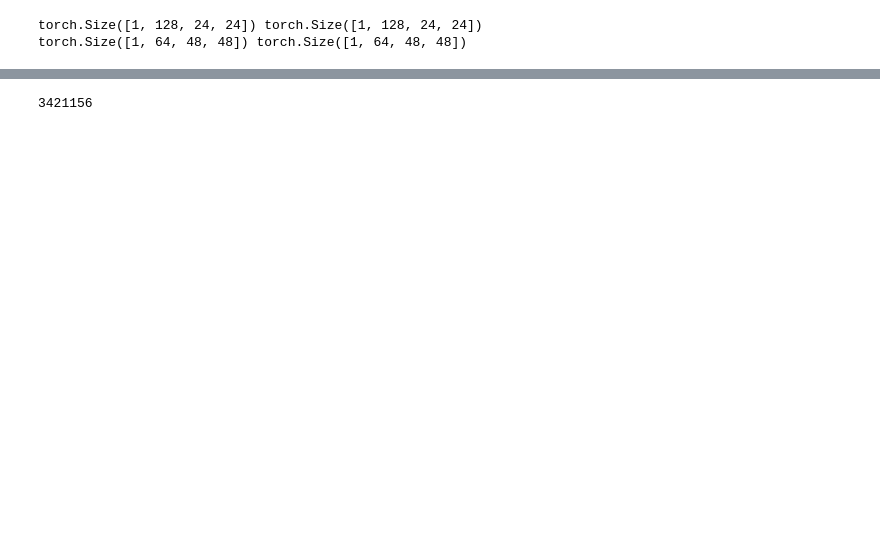
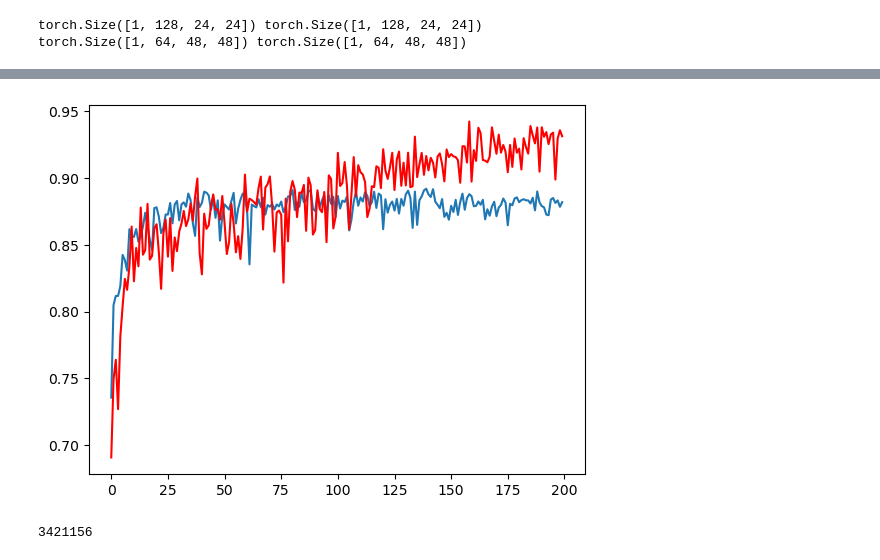
Before and after one commit to Zain-Mrza/gan_synthesis, a Jupyter notebook: notebooks/unet/train.ipynb, the cells around one changed output, grey strips where cells are left out. Drawn from its saved outputs; the diff is of its cells as text; code cells hidden in the pictures; blank space fills up the shorter version.

Commit message:
Trained Unet

```diff
--- a/notebooks/unet/train.ipynb
+++ b/notebooks/unet/train.ipynb
@@ -141,3 +144,9 @@ plt.show()
+# %%
+plt.plot(val_accuracies)
+plt.plot(train_accuracies, 'r')
+plt.show()
+# %% [output]
+[figure, added]
 # %%
 sum(param.numel() for param in model.parameters())
 # %% [output]
```
Also changed, not shown: parts of 3 cells of this notebook, 2 other files.
